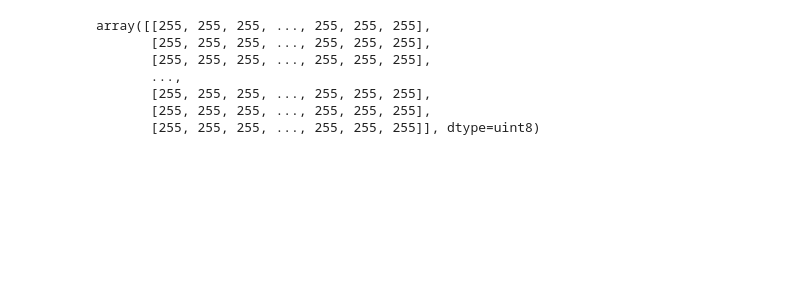
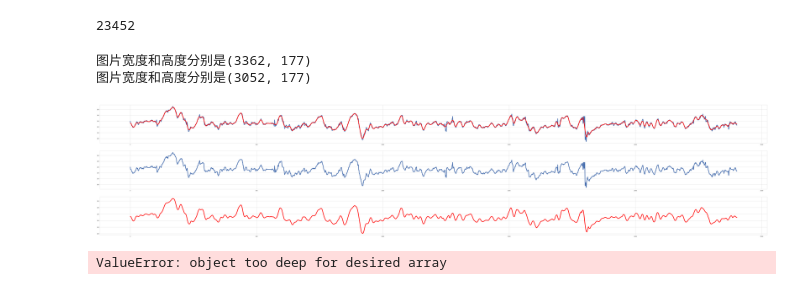
Before and after one commit to mengkeli/fetal_heart_monitoring, a Jupyter notebook: code/data_operations.ipynb, the cells around one changed output. Cells and saved outputs as stored; diff of their text form; code cells hidden in the pictures; blank space fills up the shorter version.

```diff
--- a/code/data_operations.ipynb
+++ b/code/data_operations.ipynb
@@ -20,0 +81,2 @@ IOError: [Errno 2] No such file or directory: '../data/../data/fetal_image_02_50
+# %%
+sample1 = sample.loc[1]
@@ -20,0 +89,8 @@ IOError: [Errno 2] No such file or directory: '../data/../data/fetal_image_02_50
+# %%
+# 画出与原始大小一样的图片
+sns.set(rc={"figure.figsize": (60, 3),"lines.linewidth": 3},style='white');
+plt.xticks([])
+plt.yticks([])
+plt.axis('off')
+sns.tsplot(data=sample1,color="black")
+plt.savefig(data_path + 'sample_img_none.jpg',bbox_inches='tight',edgecolor='white')
@@ -81,10 +195,0 @@ str(label_flat[0][0])
-# %%
-arr1[0]
-# %% [output]
-array([[255, 255, 255, ..., 255, 255, 255],
-       [255, 255, 255, ..., 255, 255, 255],
-       [255, 255, 255, ..., 255, 255, 255],
-       ...,
-       [255, 255, 255, ..., 255, 255, 255],
-       [255, 255, 255, ..., 255, 255, 255],
-       [255, 255, 255, ..., 255, 255, 255]], dtype=uint8)
@@ -98,0 +196,60 @@ arr1_smoth
+# %%
+img = Image.open(img_dir+'1.png')
+h, w = img.size
+h, w
+h *w
+# %% [output]
+23452
+# %%
+im = Image.open("../data/smooth/smooth_2.png")
+img_size = im.size
+print("图片宽度和高度分别是{}".format(img_size))
+x = 155
+y = 0
+w = img_size[0] - 2*x
+h = img_size[1]
+region = im.crop((x, y, x+w, y+h))
+region.save("../data/smooth/crop_test1.png")
+im = Image.open("../data/smooth/crop_test1.png")
+img_size = im.size
+print("图片宽度和高度分别是{}".format(img_size))
+# %% [output]
+图片宽度和高度分别是(3362, 177)
+图片宽度和高度分别是(3052, 177)
+# %%
+#平滑曲线图
+sns.set(rc={"figure.figsize": (100, 20),"lines.linewidth": 5},style='whitegrid');
+
+plt.xticks([])
+plt.yticks([])
+plt.axis('off')
+
+plt.subplot(3, 1, 1)
+plt.plot(x, y)
+plt.plot(x, savitzky_golay(y,window_size=31,order=4), 'r-')
+
+
+plt.subplot(3, 1, 2)
+plt.plot(x, y)
+
+plt.subplot(3, 1, 3)
+plt.plot(x, savitzky_golay(y,window_size=31,order=4),'r-')
+
+plt.savefig('../data/smooth_contrast_combine.png', bbox_inches='tight', edgecolor='white')
+
+plt.show()
+# %% [output]
+[figure, added]
+# %%
+f = np.load(series_file)
+x, y = f[1, 0:-1], f[1, -1:]
+x_d = pd.DataFrame(x)
+x_line = np.linspace(0,2402,2402)
+sample = np.array(x_d).reshape(1,2402)
+plt.plot(x_line, savitzky_golay(sample,window_size=31,order=4), 'black')
+# ysg = savitzky_golay(sample, window_size=31, order=4)
+# ysg
+# sns.tsplot(data=pd.DataFrame(ysg), color="black")
+# plt.savefig(img_dir+savename, bbox_inches='tight', edgecolor='white')
+# %% [output]
+ValueError: object too deep for desired array
```
Also changed, not shown: parts of 24 cells of this notebook, 4 other files.
